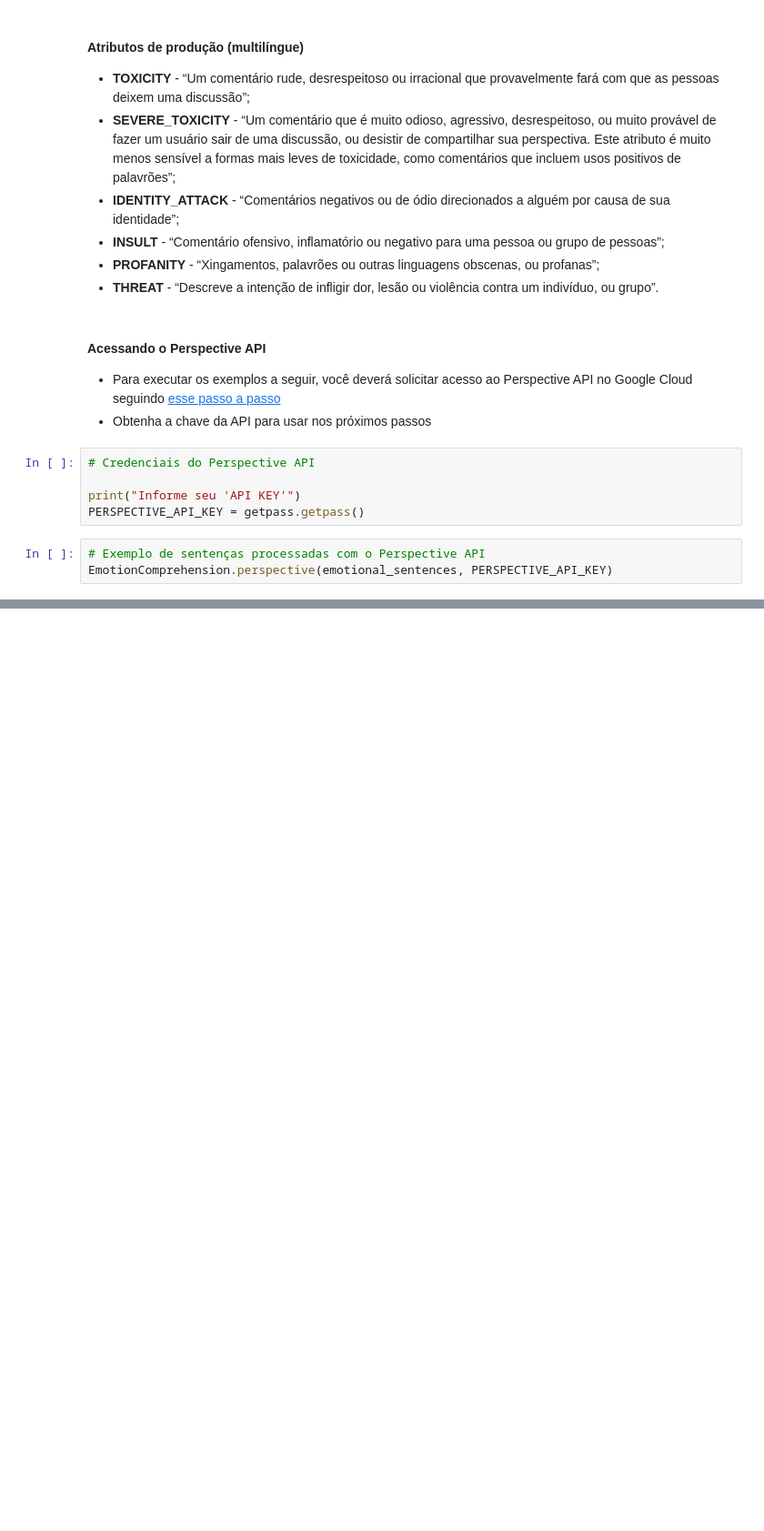
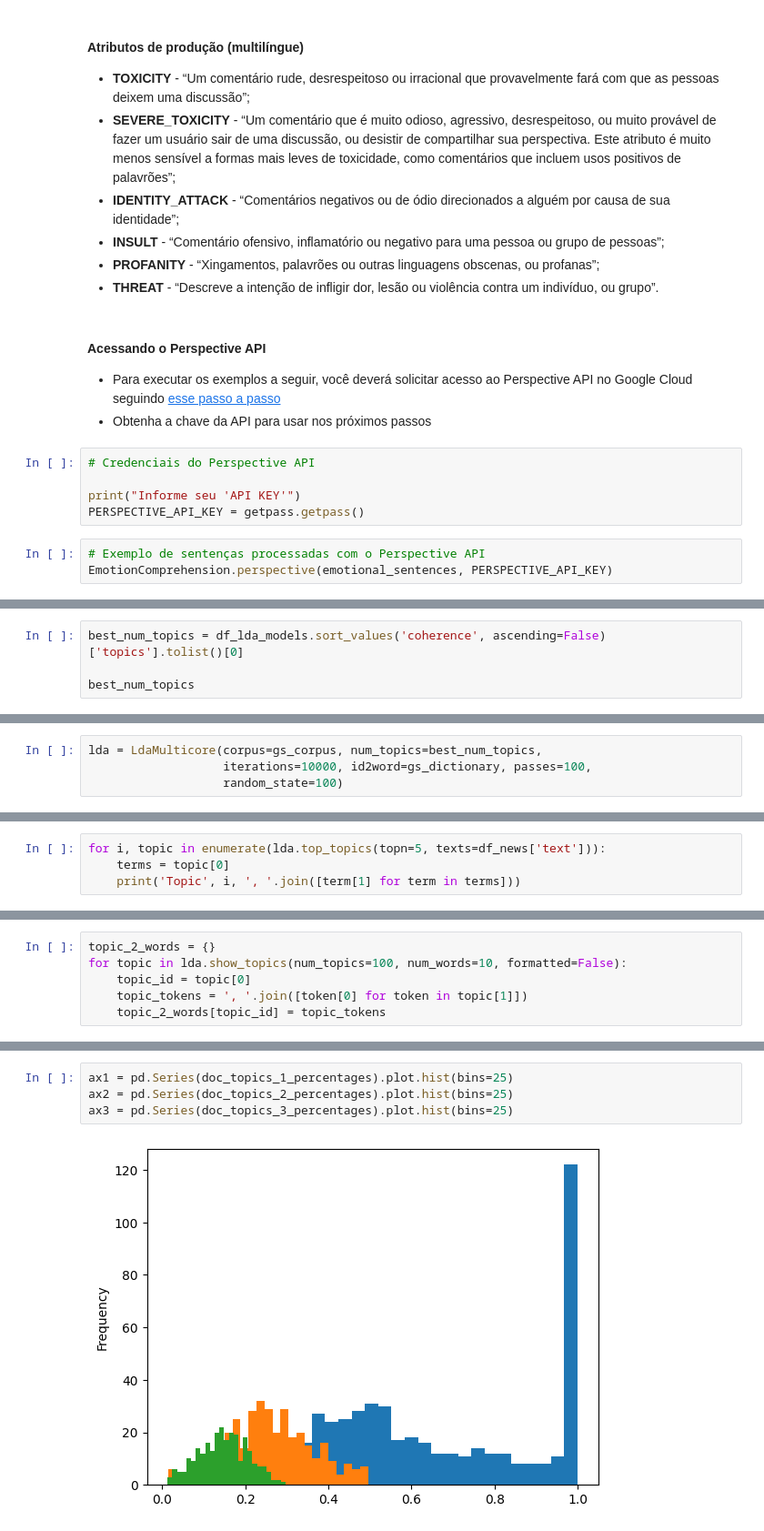
Before and after one commit to webmedia2022-nlp/course-code, a Jupyter notebook: NLP_WebMedia2022.ipynb, the cells around one changed output, grey strips where cells are left out. Shown: that part at 91% size. Cells and saved outputs as stored; diff of their text form; blank space fills up the shorter version.

```diff
--- a/NLP_WebMedia2022.ipynb
+++ b/NLP_WebMedia2022.ipynb
@@ -1077,0 +1486,4 @@ EmotionComprehension.perspective(emotional_sentences, PERSPECTIVE_API_KEY)
+# %%
+best_num_topics = df_lda_models.sort_values('coherence', ascending=False)['topics'].tolist()[0]
+
+best_num_topics
@@ -1077,0 +1496,4 @@ EmotionComprehension.perspective(emotional_sentences, PERSPECTIVE_API_KEY)
+# %%
+lda = LdaMulticore(corpus=gs_corpus, num_topics=best_num_topics,
+                   iterations=10000, id2word=gs_dictionary, passes=100,
+                   random_state=100)
@@ -1077,0 +1526,4 @@ EmotionComprehension.perspective(emotional_sentences, PERSPECTIVE_API_KEY)
+# %%
+for i, topic in enumerate(lda.top_topics(topn=5, texts=df_news['text'])):
+    terms = topic[0]
+    print('Topic', i, ', '.join([term[1] for term in terms]))
@@ -1077,0 +1579,6 @@ EmotionComprehension.perspective(emotional_sentences, PERSPECTIVE_API_KEY)
+# %%
+topic_2_words = {}
+for topic in lda.show_topics(num_topics=100, num_words=10, formatted=False):
+    topic_id = topic[0]
+    topic_tokens = ', '.join([token[0] for token in topic[1]])
+    topic_2_words[topic_id] = topic_tokens
@@ -1077,0 +1662,6 @@ EmotionComprehension.perspective(emotional_sentences, PERSPECTIVE_API_KEY)
+# %%
+ax1 = pd.Series(doc_topics_1_percentages).plot.hist(bins=25)
+ax2 = pd.Series(doc_topics_2_percentages).plot.hist(bins=25)
+ax3 = pd.Series(doc_topics_3_percentages).plot.hist(bins=25)
+# %% [output]
+[figure, added]
```
Also changed, not shown: parts of 72 cells of this notebook, 1 other file.
